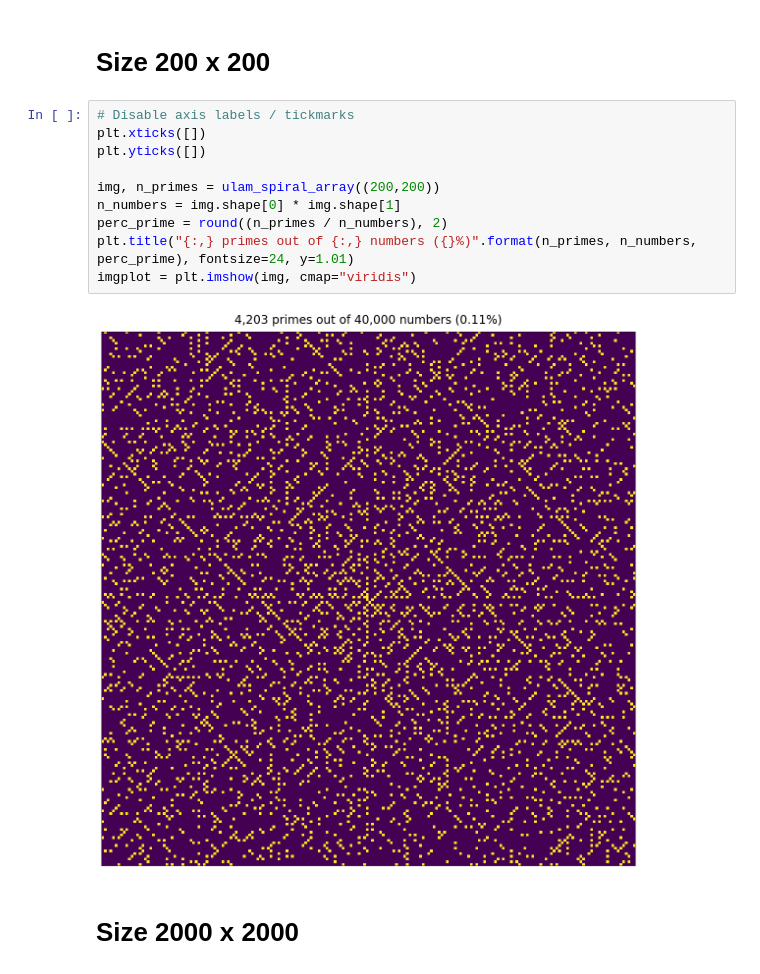
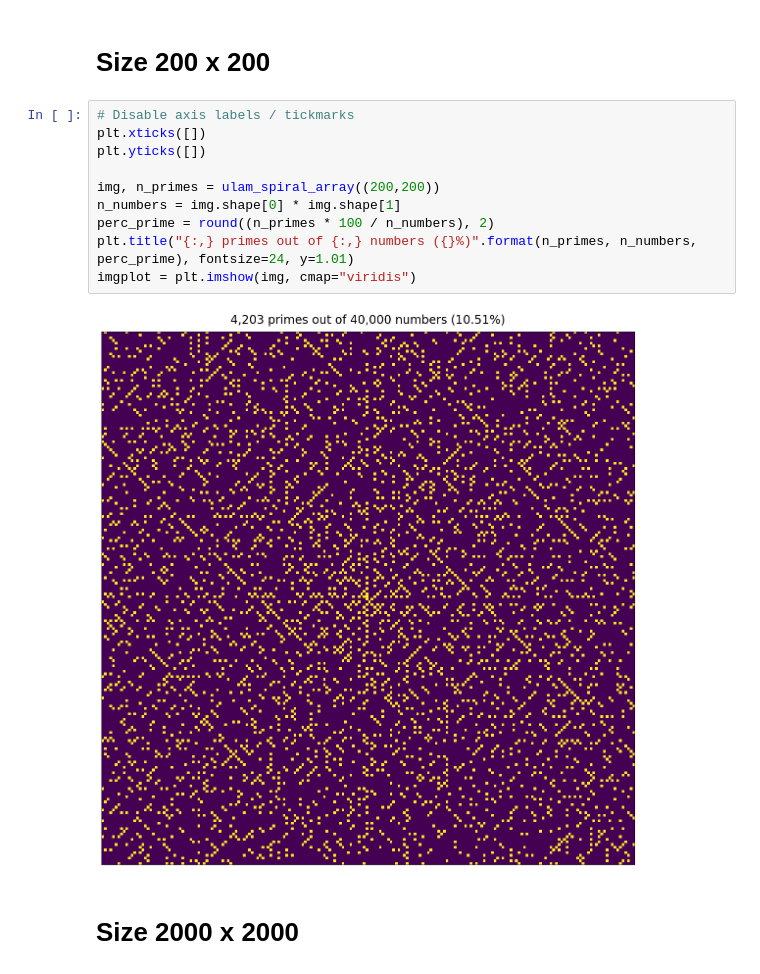
Before and after one commit to evu/ulam-spiral, a Jupyter notebook: ulam_spiral.ipynb, the cells around one changed output. Cells and saved outputs as stored; diff of their text form.

```diff
--- a/ulam_spiral.ipynb
+++ b/ulam_spiral.ipynb
@@ -91,15 +91,15 @@ def ulam_spiral_array(dimensions):
 # %%
 # Disable axis labels / tickmarks
 plt.xticks([])
 plt.yticks([])
 
 img, n_primes = ulam_spiral_array((200,200))
 n_numbers = img.shape[0] * img.shape[1]
-perc_prime = round((n_primes / n_numbers), 2)
+perc_prime = round((n_primes * 100 / n_numbers), 2)
 plt.title("{:,} primes out of {:,} numbers ({}%)".format(n_primes, n_numbers, perc_prime), fontsize=24, y=1.01)
 imgplot = plt.imshow(img, cmap="viridis")
 # %% [output]
-[figure, old version]
+[figure, new version]
 # %% [markdown]
 # Size 2000 x 2000 #
 # %%
```
Also changed, not shown: parts of 1 cell of this notebook.
